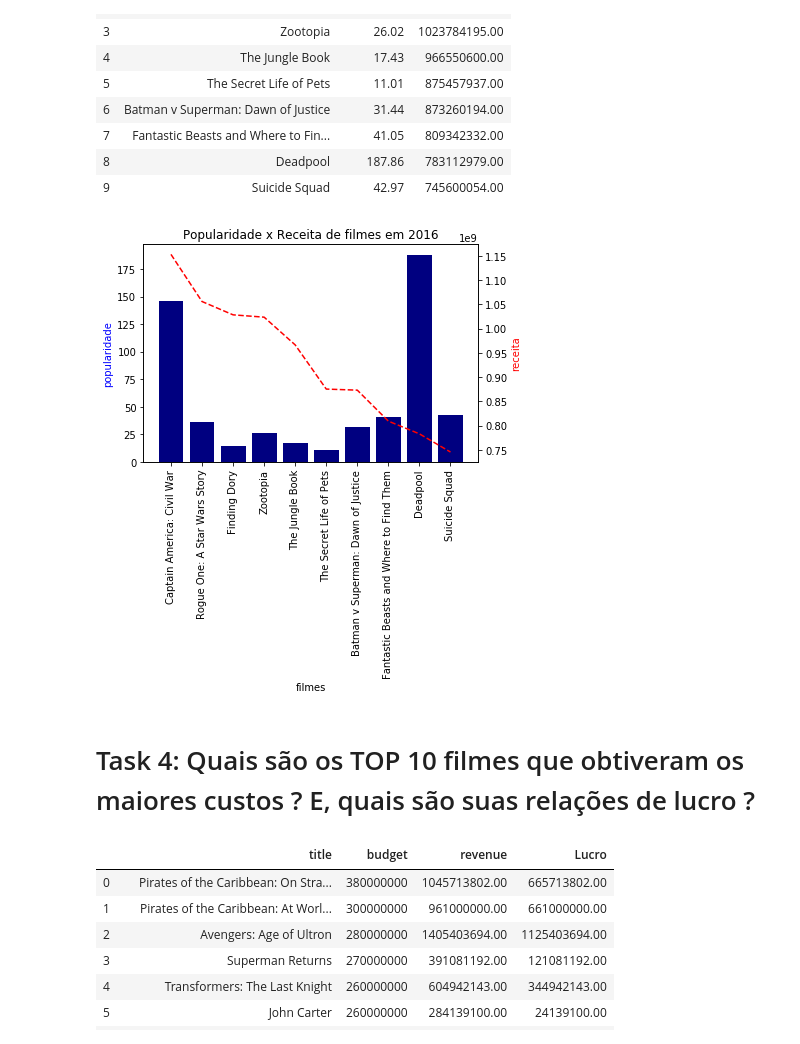
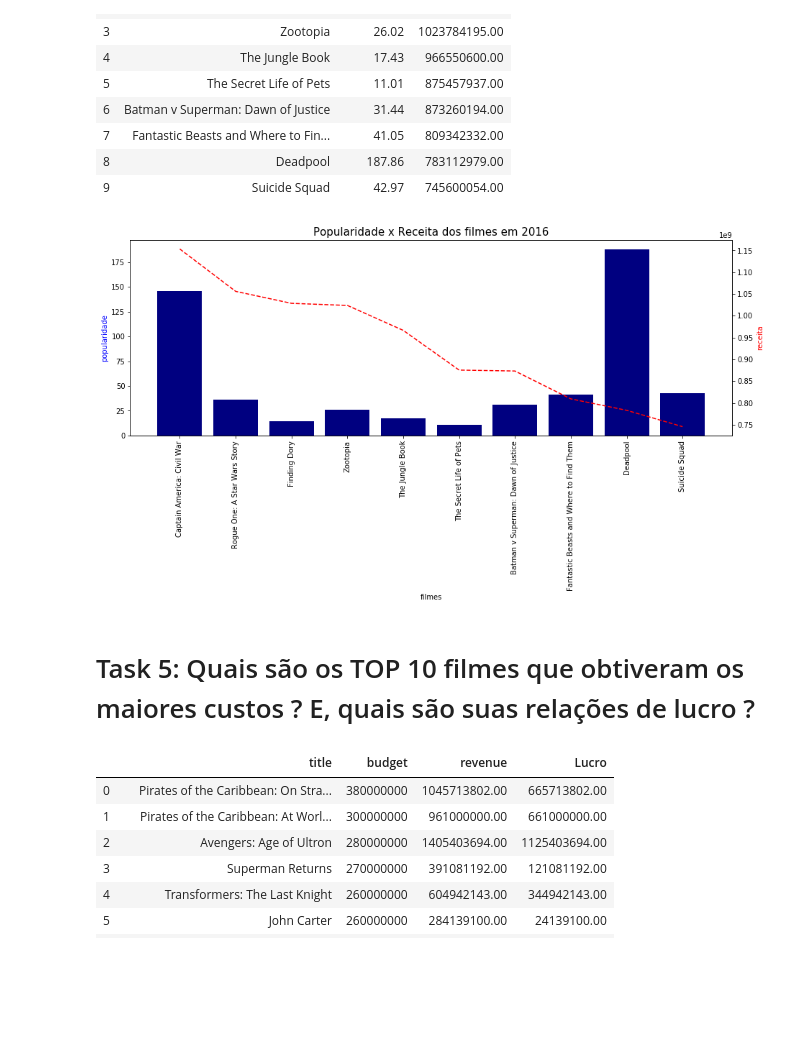
Before and after one commit to Alves-Eduarda/filmes, a Jupyter notebook: Movies.ipynb, the cells around one changed output. Saved outputs shown, nothing was run; the diff lists cells and outputs as text; code cells hidden in the pictures; blank space fills up the shorter version.

```diff
--- a/Movies.ipynb
+++ b/Movies.ipynb
@@ -85,5 +112,11 @@ movie['len_genres'] = movie['genres'].apply(lambda x: qtd_gen(x))
 def ano(x):
     return str(x).split('-')[0]
 
+
+def mes(x):
+    if len(str(x)) > 3:
+        return str(x).split('-')[1]
+
 # Aplicando as funções
 movie['year'] =  pd.to_datetime(movie['release_date'],errors='coerce').apply(lambda x : ano(x) if x != np.nan else np.nan)
+movie['month'] = pd.to_datetime(movie['release_date'],errors='coerce').apply(lambda x: mes(x))
@@ -102,0 +123,9 @@ movie.head()
+# %%
+# Mudando os tipos de valores no dataset
+movie['revenue'] = pd.to_numeric(movie['revenue'],errors='coerce')
+movie['budget'] = pd.to_numeric(movie['budget'],errors='coerce')
+movie['vote_count'] = pd.to_numeric(movie['vote_count'],errors='coerce')
+movie['vote_average'] = pd.to_numeric(movie['vote_average'],errors='coerce')
+movie['popularity'] = pd.to_numeric(movie['popularity'],errors='coerce')
+movie['year'] = pd.to_numeric(movie['year'],errors='coerce',downcast='integer')
+movie['month'] = pd.to_numeric(movie['month'],errors='coerce',downcast='integer')
@@ -196,22 +236,22 @@ top10_movies_2016
 | 9 | Suicide Squad | 42.97 | 745600054.00 |
 # %%
 # Gráfico dos filmes
-fig, ax1 = plt.subplots(1,1)
+fig, ax1 = plt.subplots(1,1,figsize=(15,5))
 
 filmes = [film for film in top10_movies_2016['title'].values]
 
 ax2 = ax1.twinx()
 ax1.bar(filmes,top10_movies_2016['popularity'],color='navy')
 ax2.plot(filmes,top10_movies_2016['revenue'],'r--')
 ax1.set_xticklabels(filmes,rotation='vertical',size=10)
-plt.title('Popularidade x Receita de filmes em 2016')
+plt.title('Popularidade x Receita dos filmes em 2016',loc='center',fontsize=15)
 ax1.set_xlabel('filmes')
 ax1.set_ylabel('popularidade', color='blue')
 ax2.set_ylabel('receita', color='red')
 
 plt.show()
 # %% [output]
-[figure, old version]
+[figure, new version]
 # %% [markdown]
-# Task 4: Quais são os TOP 10 filmes que obtiveram os maiores custos ? E, quais são suas relações de lucro ?
+# Task 5: Quais são os TOP 10 filmes que obtiveram os maiores custos ? E, quais são suas relações de lucro ?
 # %%
```
Also changed, not shown: parts of 61 cells of this notebook.
